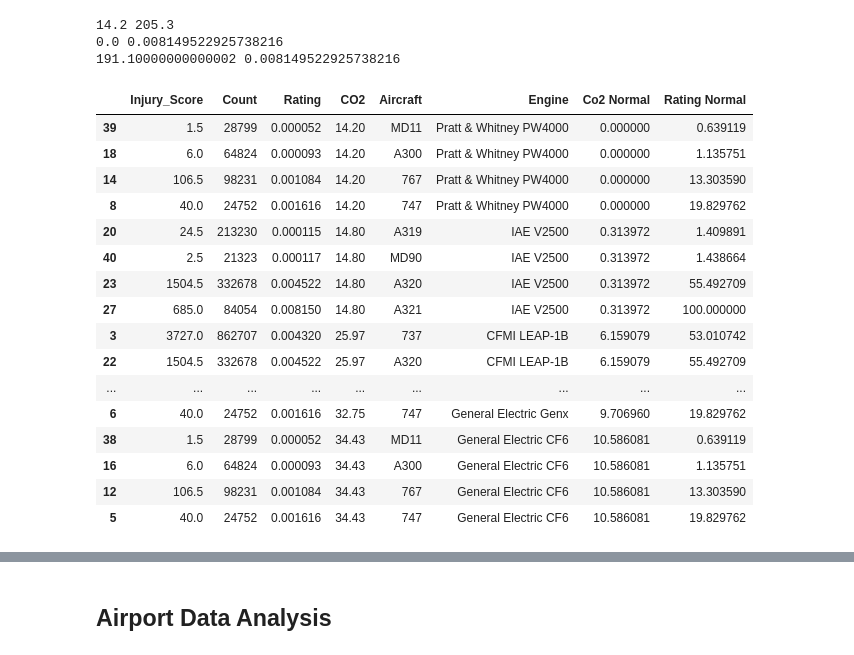
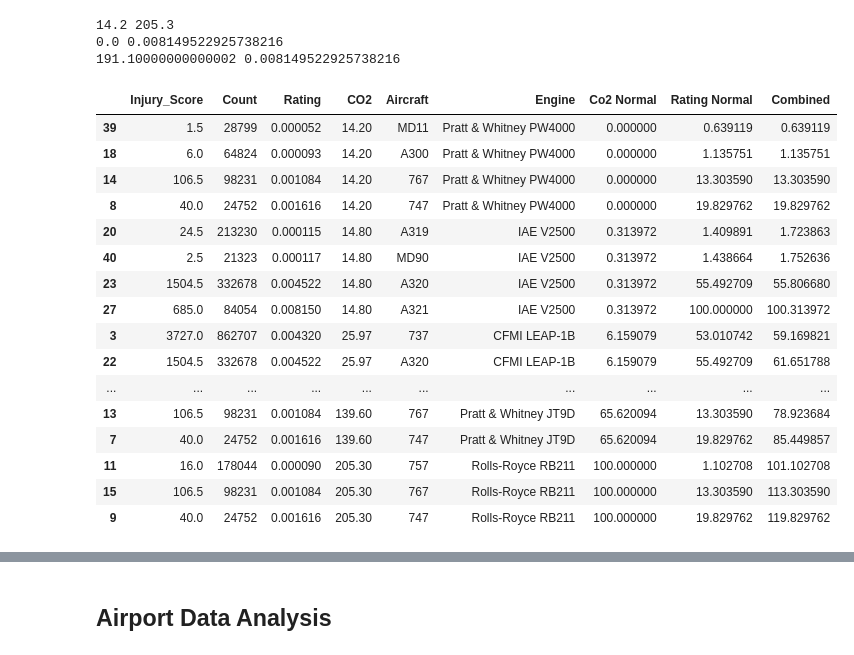
Before and after one commit to tstrain199/Aircraft_Safety_Analysis, a Jupyter notebook: Create-Data-Sets.ipynb, the cells around one changed output, grey strips where cells are left out. Cells and saved outputs as stored; diff of their text form; code cells hidden in the pictures.

```diff
--- a/Create-Data-Sets.ipynb
+++ b/Create-Data-Sets.ipynb
@@ -398,23 +399,25 @@ print(co2_range, rating_range)
 final_score['Co2 Normal'] = [((x - co2_min) / (co2_range) * 100) for x in final_score['CO2']]
 # %%
 final_score['Rating Normal'] = [((x - rating_min) / (rating_range) * 100) for x in final_score['Rating']]
+# %%
+final_score['Combined'] = final_score['Co2 Normal'] + final_score['Rating Normal']
 # %%
-final_score[0:20]
+final_score[0:50]
 # %% [output]
-|  | Injury_Score | Count | Rating | CO2 | Aircraft | Engine | Co2 Normal | Rating Normal |
-| 39 | 1.5 | 28799 | 0.000052 | 14.20 | MD11 | Pratt & Whitney PW4000 | 0.000000 | 0.639119 |
-| 18 | 6.0 | 64824 | 0.000093 | 14.20 | A300 | Pratt & Whitney PW4000 | 0.000000 | 1.135751 |
-| 14 | 106.5 | 98231 | 0.001084 | 14.20 | 767 | Pratt & Whitney PW4000 | 0.000000 | 13.303590 |
-| 8 | 40.0 | 24752 | 0.001616 | 14.20 | 747 | Pratt & Whitney PW4000 | 0.000000 | 19.829762 |
-| 20 | 24.5 | 213230 | 0.000115 | 14.80 | A319 | IAE V2500 | 0.313972 | 1.409891 |
-| 40 | 2.5 | 21323 | 0.000117 | 14.80 | MD90 | IAE V2500 | 0.313972 | 1.438664 |
-| 23 | 1504.5 | 332678 | 0.004522 | 14.80 | A320 | IAE V2500 | 0.313972 | 55.492709 |
-| 27 | 685.0 | 84054 | 0.008150 | 14.80 | A321 | IAE V2500 | 0.313972 | 100.000000 |
-| 3 | 3727.0 | 862707 | 0.004320 | 25.97 | 737 | CFMI LEAP-1B | 6.159079 | 53.010742 |
-| 22 | 1504.5 | 332678 | 0.004522 | 25.97 | A320 | CFMI LEAP-1B | 6.159079 | 55.492709 |
-| ... | ... | ... | ... | ... | ... | ... | ... | ... |
-| 6 | 40.0 | 24752 | 0.001616 | 32.75 | 747 | General Electric Genx | 9.706960 | 19.829762 |
-| 38 | 1.5 | 28799 | 0.000052 | 34.43 | MD11 | General Electric CF6 | 10.586081 | 0.639119 |
-| 16 | 6.0 | 64824 | 0.000093 | 34.43 | A300 | General Electric CF6 | 10.586081 | 1.135751 |
-| 12 | 106.5 | 98231 | 0.001084 | 34.43 | 767 | General Electric CF6 | 10.586081 | 13.303590 |
-| 5 | 40.0 | 24752 | 0.001616 | 34.43 | 747 | General Electric CF6 | 10.586081 | 19.829762 |
+|  | Injury_Score | Count | Rating | CO2 | Aircraft | Engine | Co2 Normal | Rating Normal | Combined |
+| 39 | 1.5 | 28799 | 0.000052 | 14.20 | MD11 | Pratt & Whitney PW4000 | 0.000000 | 0.639119 | 0.639119 |
+| 18 | 6.0 | 64824 | 0.000093 | 14.20 | A300 | Pratt & Whitney PW4000 | 0.000000 | 1.135751 | 1.135751 |
+| 14 | 106.5 | 98231 | 0.001084 | 14.20 | 767 | Pratt & Whitney PW4000 | 0.000000 | 13.303590 | 13.303590 |
+| 8 | 40.0 | 24752 | 0.001616 | 14.20 | 747 | Pratt & Whitney PW4000 | 0.000000 | 19.829762 | 19.829762 |
+| 20 | 24.5 | 213230 | 0.000115 | 14.80 | A319 | IAE V2500 | 0.313972 | 1.409891 | 1.723863 |
+| 40 | 2.5 | 21323 | 0.000117 | 14.80 | MD90 | IAE V2500 | 0.313972 | 1.438664 | 1.752636 |
+| 23 | 1504.5 | 332678 | 0.004522 | 14.80 | A320 | IAE V2500 | 0.313972 | 55.492709 | 55.806680 |
+| 27 | 685.0 | 84054 | 0.008150 | 14.80 | A321 | IAE V2500 | 0.313972 | 100.000000 | 100.313972 |
+| 3 | 3727.0 | 862707 | 0.004320 | 25.97 | 737 | CFMI LEAP-1B | 6.159079 | 53.010742 | 59.169821 |
+| 22 | 1504.5 | 332678 | 0.004522 | 25.97 | A320 | CFMI LEAP-1B | 6.159079 | 55.492709 | 61.651788 |
+| ... | ... | ... | ... | ... | ... | ... | ... | ... | ... |
+| 13 | 106.5 | 98231 | 0.001084 | 139.60 | 767 | Pratt & Whitney JT9D | 65.620094 | 13.303590 | 78.923684 |
+| 7 | 40.0 | 24752 | 0.001616 | 139.60 | 747 | Pratt & Whitney JT9D | 65.620094 | 19.829762 | 85.449857 |
+| 11 | 16.0 | 178044 | 0.000090 | 205.30 | 757 | Rolls-Royce RB211 | 100.000000 | 1.102708 | 101.102708 |
+| 15 | 106.5 | 98231 | 0.001084 | 205.30 | 767 | Rolls-Royce RB211 | 100.000000 | 13.303590 | 113.303590 |
+| 9 | 40.0 | 24752 | 0.001616 | 205.30 | 747 | Rolls-Royce RB211 | 100.000000 | 19.829762 | 119.829762 |
```
Also changed, not shown: parts of 4 cells of this notebook, 2 other files.
